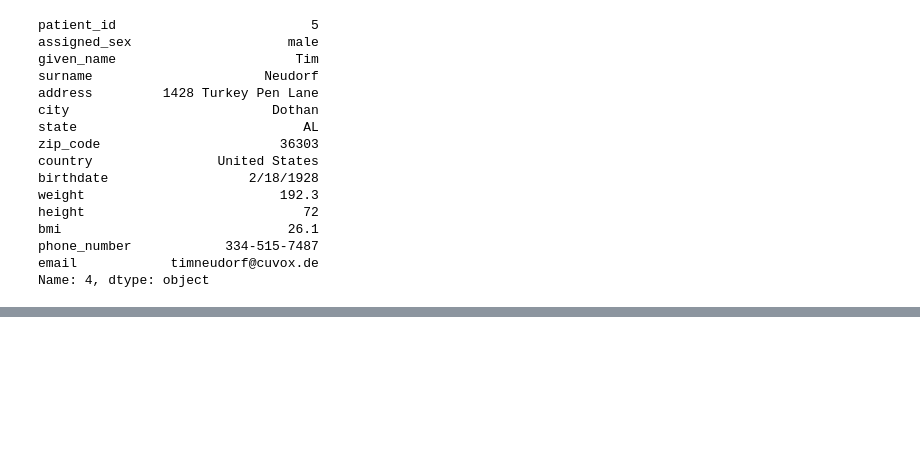
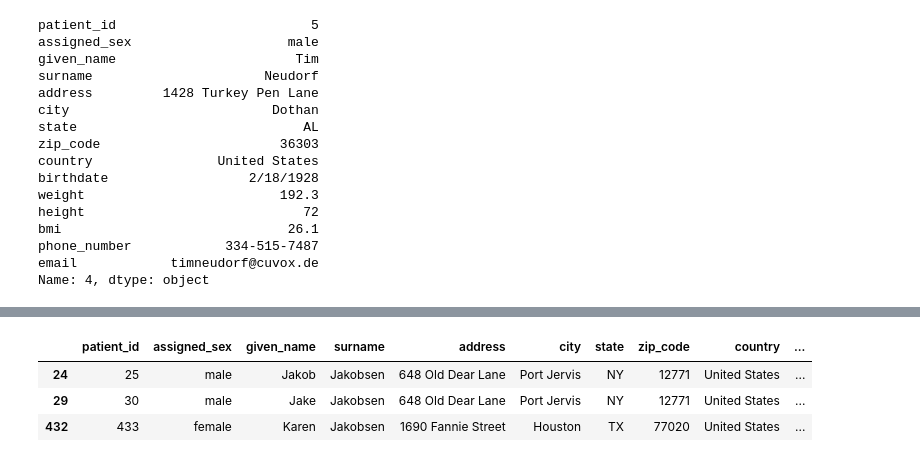
Before and after one commit to tharcyla/data-wrangling, a Jupyter notebook: 04_Cleaning-Data.ipynb, the cells around one changed output, grey strips where cells are left out. Saved outputs shown, nothing was run; the diff lists cells and outputs as text; code cells hidden in the pictures; blank space fills up the shorter version.

```diff
--- a/04_Cleaning-Data.ipynb
+++ b/04_Cleaning-Data.ipynb
@@ -867,0 +1172,3 @@ Name: 4, dtype: object
+# %%
+# use str.replace to remove any non-digit characters
+patients_clean['phone_number'] = patients_clean['phone_number'].str.replace(r'\D+', '', regex=True)
@@ -867,0 +1186,3 @@ Name: 4, dtype: object
+# %%
+# use str.pad to include a leading 1 to entries that don't have the international code
+patients_clean['phone_number'] = patients_clean['phone_number'].str.pad(11, fillchar='1')
@@ -867,0 +1210,6 @@ Name: 4, dtype: object
+# %%
+# get the indexes of those entries
+john_doe = patients_clean.query('given_name == "John" and surname == "Doe"').index
+# %%
+# use pd.Series.drop to drop them
+patients_clean.drop(index=john_doe, inplace=True)
@@ -867,0 +1232,9 @@ Name: 4, dtype: object
+# %%
+# jakob and jake are the same person, which can be confirmed
+# by the fact that their info, like address, are the same
+patients_clean.query('surname == "Jakobsen"')
+# %% [output]
+|  | patient_id | assigned_sex | given_name | surname | address | city | state | zip_code | country | ... |
+| 24 | 25 | male | Jakob | Jakobsen | 648 Old Dear Lane | Port Jervis | NY | 12771 | United States | ... |
+| 29 | 30 | male | Jake | Jakobsen | 648 Old Dear Lane | Port Jervis | NY | 12771 | United States | ... |
+| 432 | 433 | female | Karen | Jakobsen | 1690 Fannie Street | Houston | TX | 77020 | United States | ... |
```
Also changed, not shown: parts of 91 cells of this notebook.
